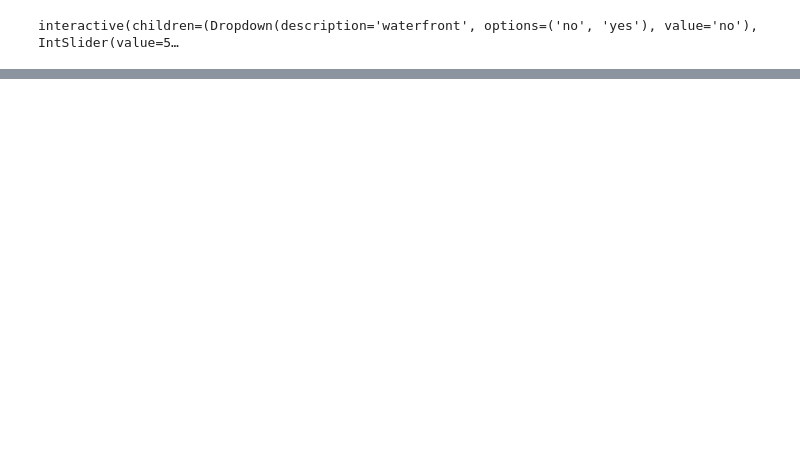
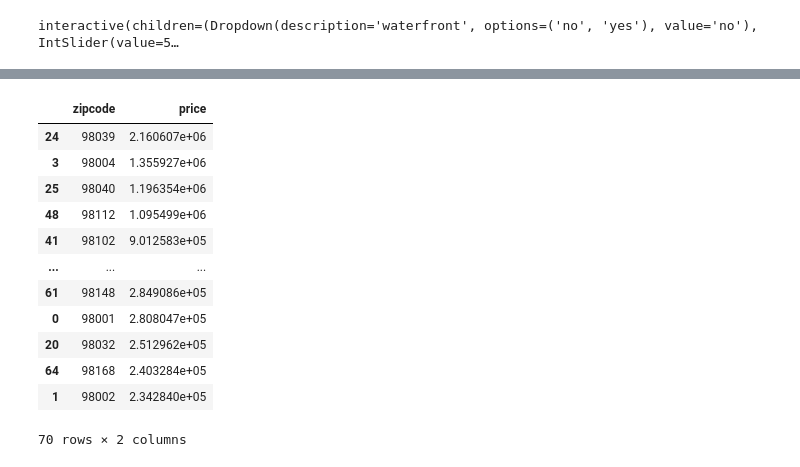
Before and after one commit to HedvaldoCosta/DataScience_Business, a Jupyter notebook: kc_house/Notebook.ipynb, the cells around one changed output, grey strips where cells are left out. Cells and saved outputs as stored; diff of their text form; code cells hidden in the pictures; blank space fills up the shorter version.

```diff
--- a/kc_house/Notebook.ipynb
+++ b/kc_house/Notebook.ipynb
@@ -140,3 +140,7 @@ def enter_widget(df, waterfront, price):
 widgets.interactive(enter_widget, df=fixed(data), waterfront=waterfront_bar, price=price_limit)
 # %% [output]
 interactive(children=(Dropdown(description='waterfront', options=('no', 'yes'), value='no'), IntSlider(value=5…
+# %%
+mean_price_zipcode = data[['price', 'zipcode']].groupby('zipcode').mean().reset_index()
+fig = px.bar(mean_price_zipcode, x='zipcode', y='price')
+fig.show()
@@ -142,0 +164,16 @@ interactive(children=(Dropdown(description='waterfront', options=('no', 'yes'),
+# %%
+display(mean_price_zipcode.sort_values(by='price', ascending=False))
+# %% [output]
+|  | zipcode | price |
+| 24 | 98039 | 2.160607e+06 |
+| 3 | 98004 | 1.355927e+06 |
+| 25 | 98040 | 1.196354e+06 |
+| 48 | 98112 | 1.095499e+06 |
+| 41 | 98102 | 9.012583e+05 |
+| ... | ... | ... |
+| 61 | 98148 | 2.849086e+05 |
+| 0 | 98001 | 2.808047e+05 |
+| 20 | 98032 | 2.512962e+05 |
+| 64 | 98168 | 2.403284e+05 |
+| 1 | 98002 | 2.342840e+05 |
+70 rows × 2 columns
```
Also changed, not shown: parts of 5 cells of this notebook.
